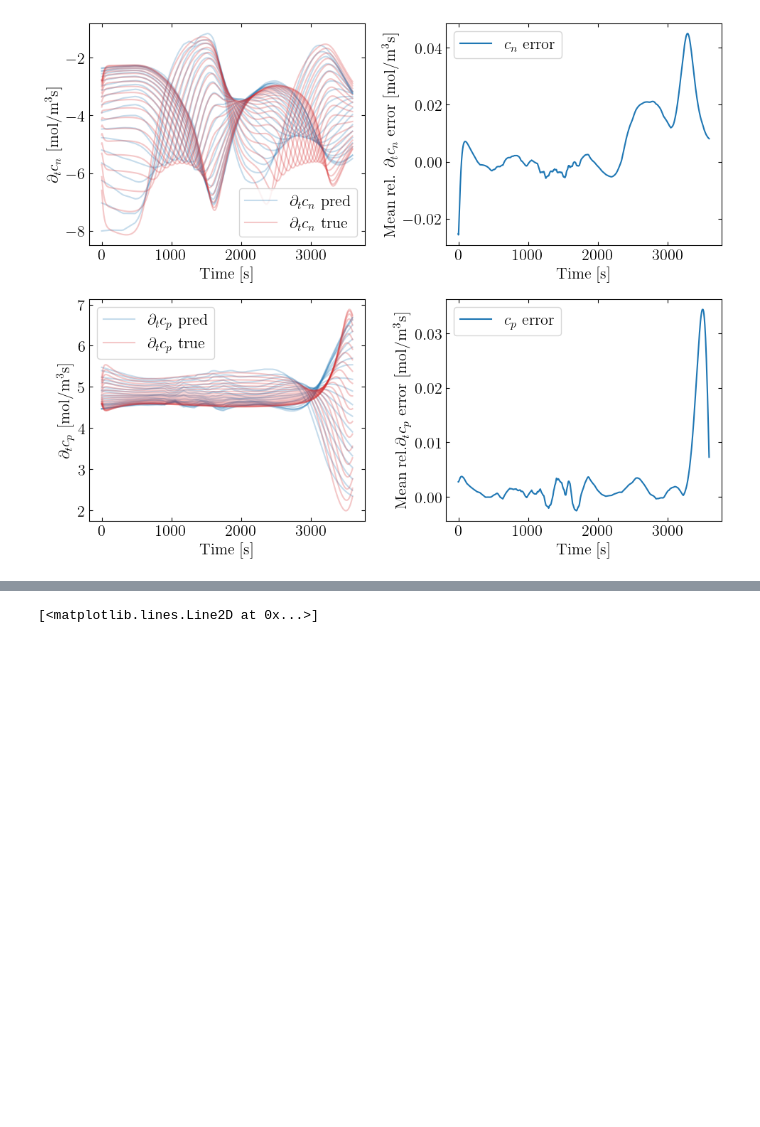
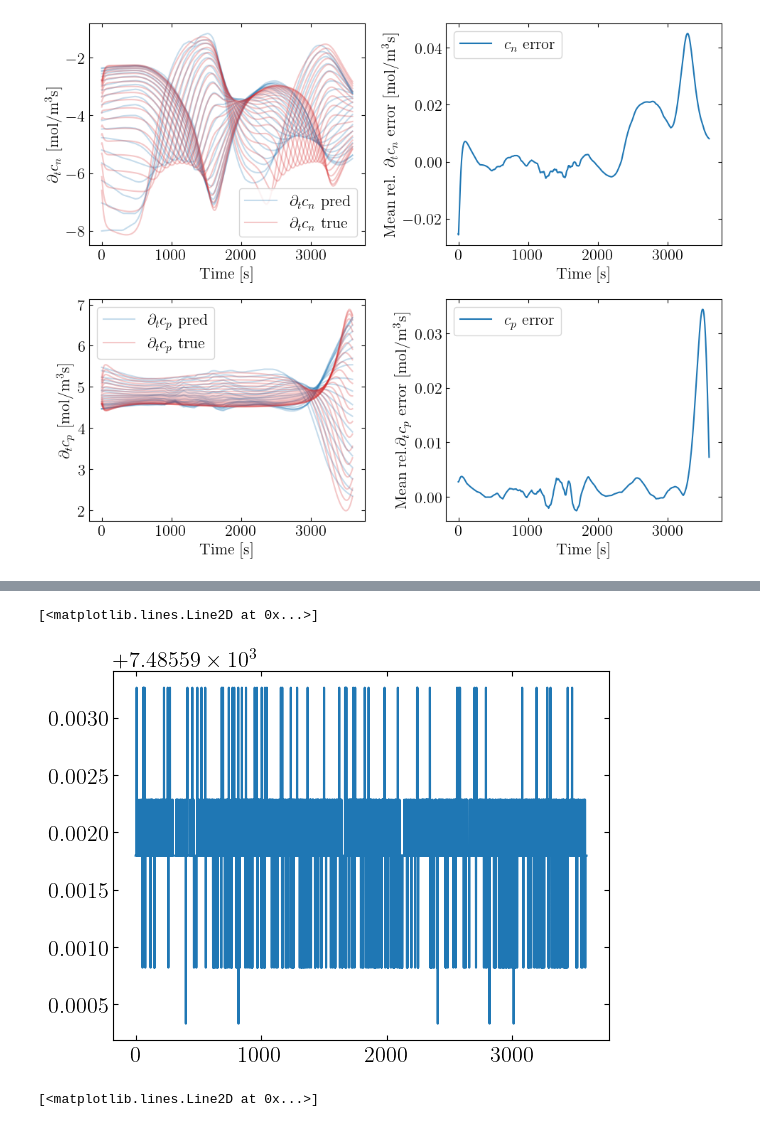
Before and after one commit to j-haralds/MSc_thesis, a Jupyter notebook: program/4_Encoded_c_x/1_JH_cx_cdot.ipynb, the cells around one changed output, grey strips where cells are left out. Saved outputs shown, nothing was run; the diff lists cells and outputs as text; code cells hidden in the pictures; blank space fills up the shorter version.

```diff
--- a/program/4_Encoded_c_x/1_JH_cx_cdot.ipynb
+++ b/program/4_Encoded_c_x/1_JH_cx_cdot.ipynb
@@ -988,3 +986,10 @@ plt.tight_layout()
+# %%
+import scipy.constants as sc
+F = sc.physical_constants['Faraday constant'][0]  # C/mol
+plt.plot(test_mass_balance(cnr_test[idx, :steps_run,:], cpr_test[idx,:steps_run,:], params) * F)
+# %% [output]
+[<matplotlib.lines.Line2D at 0x...>]
+[figure, added]
 # %%
 plt.plot(cpr_test[idx,:,:].sum(axis=0), label='cn total true', color = 'tab:red')
 # %% [output]
```
Also changed, not shown: parts of 7 cells of this notebook, 4 other files.
